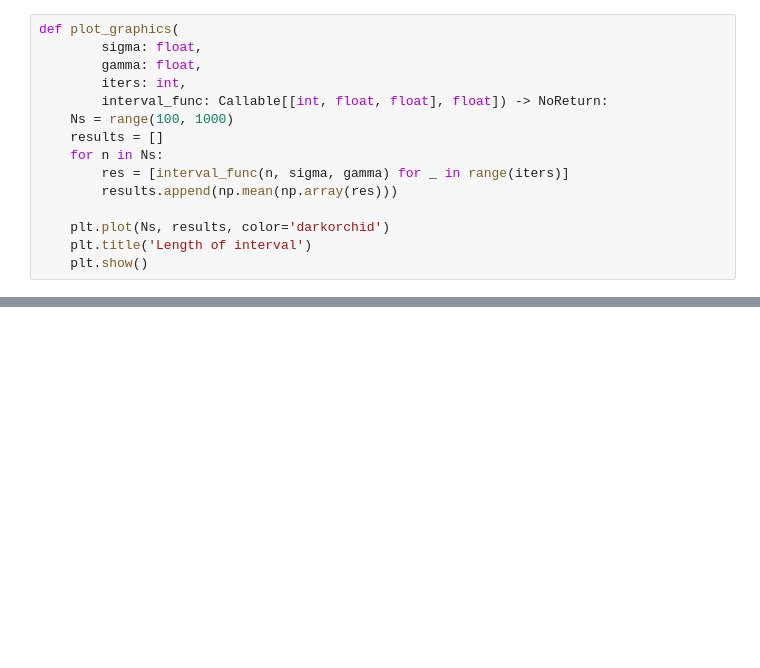
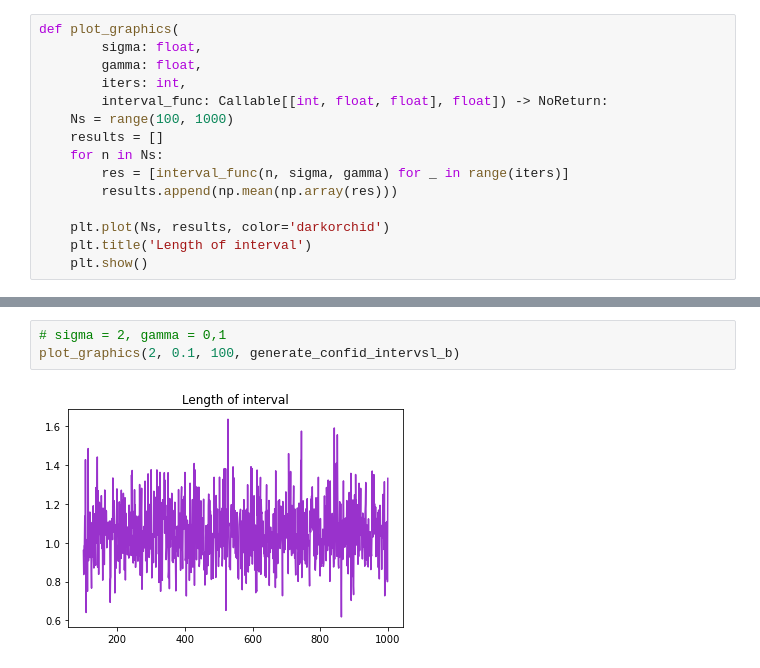
Before and after one commit to kot239/math-statistics, a Jupyter notebook: TarabondaG-5.ipynb, the cells around one changed output, grey strips where cells are left out. Drawn from its saved outputs; the diff is of its cells as text; blank space fills up the shorter version.

```diff
--- a/TarabondaG-5.ipynb
+++ b/TarabondaG-5.ipynb
@@ -50,0 +48,5 @@ plot_graphics(2, 0.1, 1000, generate_confid_intervsl_b)
+# %%
+# sigma = 2, gamma = 0,1
+plot_graphics(2, 0.1, 100, generate_confid_intervsl_b)
+# %% [output]
+[figure, added]
```
Also changed, not shown: parts of 6 cells of this notebook.
